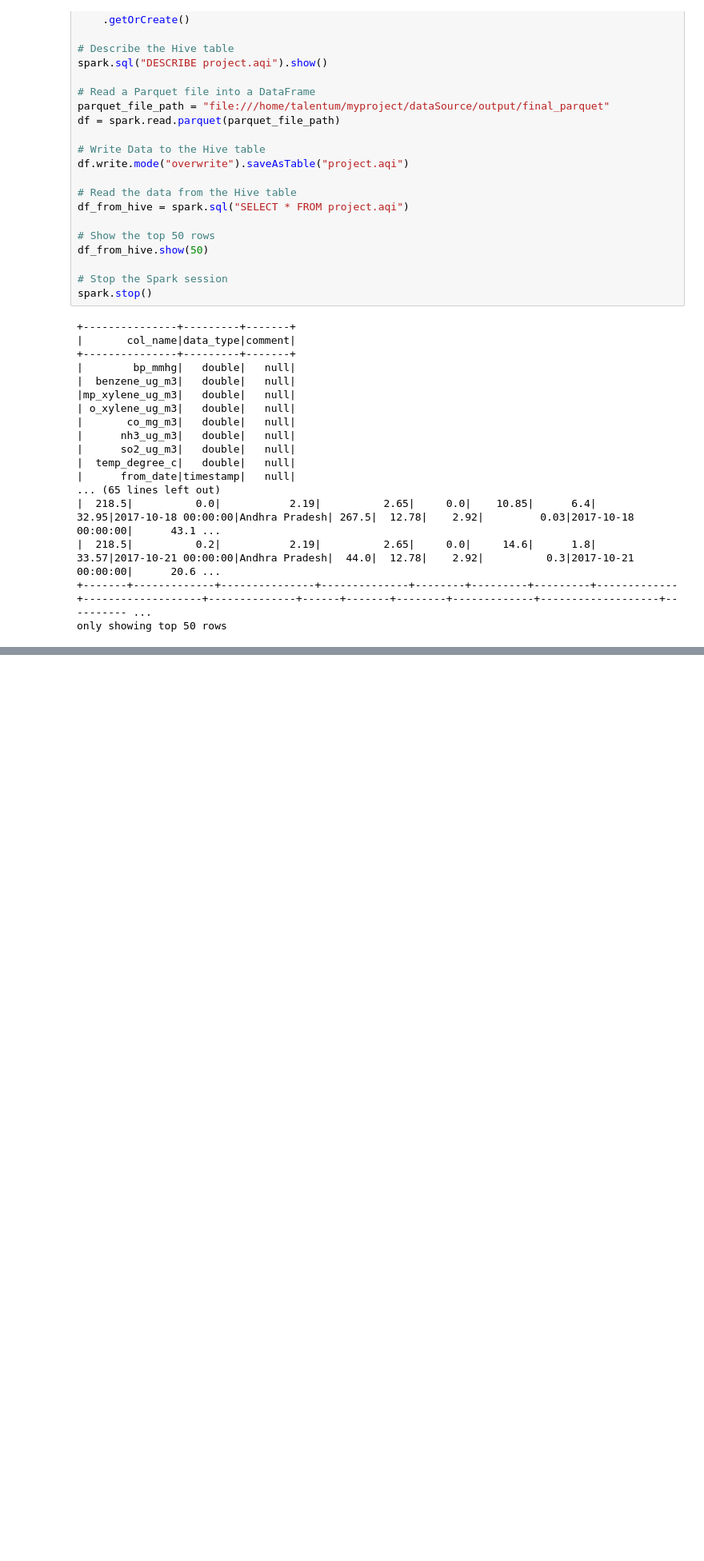
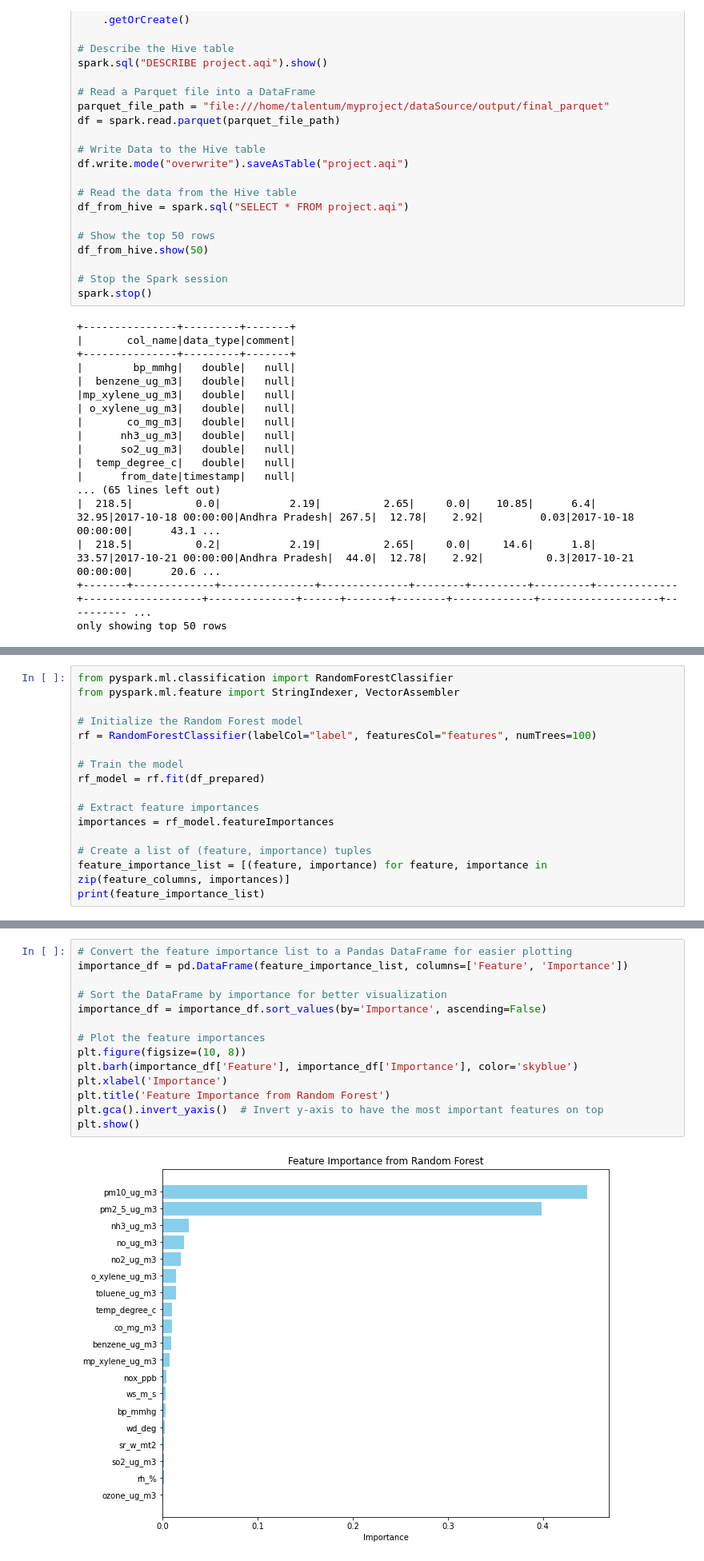
Before and after one commit to Himanshusamal60/Analysis_of_Air_Pollution_in_India, a Jupyter notebook: Analysis_of_pollution.ipynb, the cells around one changed output, grey strips where cells are left out. Shown at 80% size. Drawn from its saved outputs; the diff is of its cells as text; blank space fills up the shorter version.

Commit message:
Feature engineering
important feature selected, integrated hive and extracted data for tableau.

```diff
--- a/Analysis_of_pollution.ipynb
+++ b/Analysis_of_pollution.ipynb
@@ -1279,0 +1412,16 @@ only showing top 50 rows
+# %%
+from pyspark.ml.classification import RandomForestClassifier
+from pyspark.ml.feature import StringIndexer, VectorAssembler
+
+# Initialize the Random Forest model
+rf = RandomForestClassifier(labelCol="label", featuresCol="features", numTrees=100)
+
+# Train the model
+rf_model = rf.fit(df_prepared)
+
+# Extract feature importances
+importances = rf_model.featureImportances
+
+# Create a list of (feature, importance) tuples
+feature_importance_list = [(feature, importance) for feature, importance in zip(feature_columns, importances)]
+print(feature_importance_list)
@@ -1279,0 +1435,16 @@ only showing top 50 rows
+# %%
+# Convert the feature importance list to a Pandas DataFrame for easier plotting
+importance_df = pd.DataFrame(feature_importance_list, columns=['Feature', 'Importance'])
+
+# Sort the DataFrame by importance for better visualization
+importance_df = importance_df.sort_values(by='Importance', ascending=False)
+
+# Plot the feature importances
+plt.figure(figsize=(10, 8))
+plt.barh(importance_df['Feature'], importance_df['Importance'], color='skyblue')
+plt.xlabel('Importance')
+plt.title('Feature Importance from Random Forest')
+plt.gca().invert_yaxis()  # Invert y-axis to have the most important features on top
+plt.show()
+# %% [output]
+[figure, added]
```
Also changed, not shown: parts of 37 cells of this notebook.
